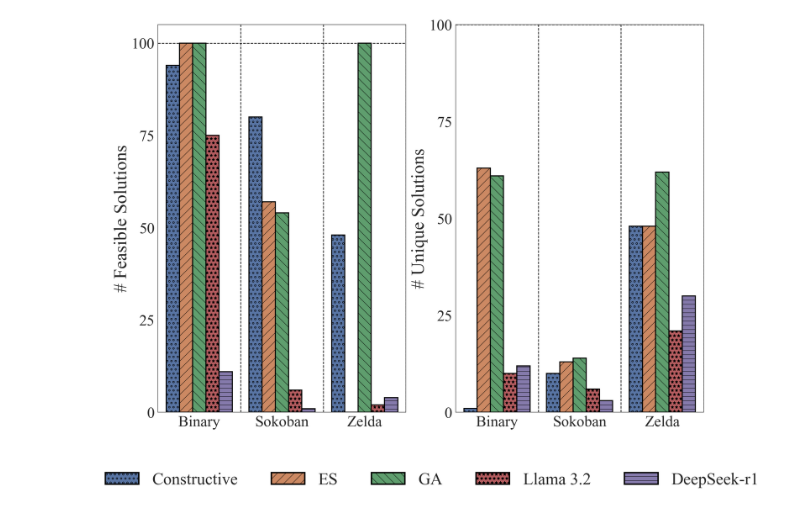
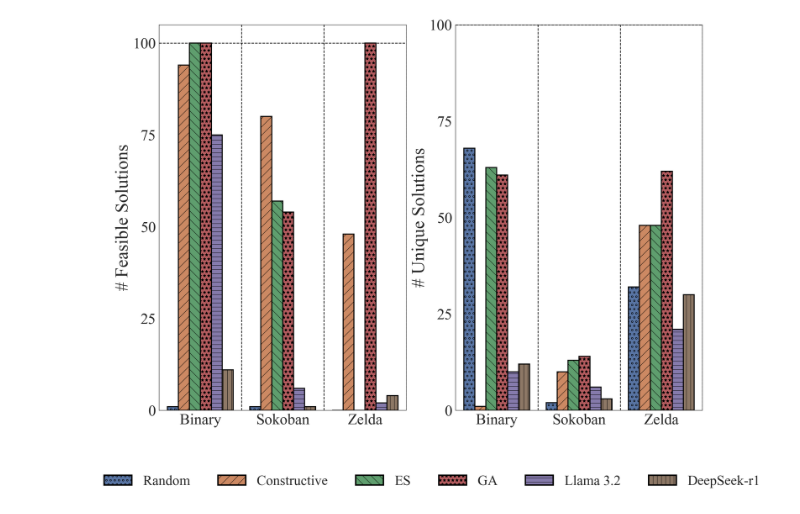
Before and after one commit to enci/benchmark_experiments, a Jupyter notebook: other_methods_plotting.ipynb, the cells around one changed output. Cells and saved outputs as stored; diff of their text form; code cells hidden in the pictures.

Commit message:
Include random results in alt methods

```diff
--- a/other_methods_plotting.ipynb
+++ b/other_methods_plotting.ipynb
@@ -20,12 +20,12 @@ plt.rcParams["axes.titlesize"] = 56
 plt.rcParams["axes.labelsize"] = 52
 plt.rcParams["xtick.labelsize"] = 44
 plt.rcParams["ytick.labelsize"] = 44
-plt.rcParams["legend.fontsize"] = 48
+plt.rcParams["legend.fontsize"] = 40
 plt.rcParams["figure.titlesize"] = 60
 # %%
 envs = ['binary', 'sokoban', 'zelda']
 n_chromosomes = 100
-methods = ['constructive', 'deepseek-r1', 'es', 'ga', 'llama3.2']
+methods = ['constructive', 'deepseek-r1', 'es', 'ga', 'llama3.2', 'random']
 results_dir = './results'
 # %%
 # Define a function to compute credible intervals
@@ -86,24 +86,25 @@ method_to_latex = {
     'deepseek-r1': 'DeepSeek-r1',
     'es': 'ES',
     'ga': 'GA',
-    'llama3.2': "Llama 3.2"
+    'llama3.2': "Llama 3.2",
+	'random': 'Random'
 }
 
-hatches = ['o', '/', '\\', '*', '-']
+hatches = ['o', '/', '\\', '*', '-', '|']
 fig, axes = plt.subplots(1, 2, figsize=(28, 20))
 
 for i, (metric, ylabel) in enumerate(zip(['n_quality', 'n_diversity'], ['# Feasible Solutions', '# Unique Solutions'])):
 		ax = axes[i]
 		sns.barplot(
-					x='env', y=metric, hue='method', hue_order=['constructive', 'es', 'ga', 'llama3.2', 'deepseek-r1'],
+					x='env', y=metric, hue='method', hue_order=['random', 'constructive', 'es', 'ga', 'llama3.2', 'deepseek-r1'],
 					data=grouped_df, linewidth=3, edgecolor='black', gap=2.0, ax=ax,
 					# errorbar=('ci', 95), capsize=0.4, err_kws={'color': 'k', 'linewidth': 3}
 				)
 
-		for j, patch in enumerate(ax.patches[:-5]):
+		for j, patch in enumerate(ax.patches[:-len(methods)]):
 			patch.set_hatch(hatches[j // len(envs)])
 
-		for j, patch in enumerate(ax.patches[-5:]):
+		for j, patch in enumerate(ax.patches[-len(methods):]):
 			patch.set_hatch(hatches[j])
 
 		ax.set_xticks(range(len(envs)))
@@ -123,34 +124,34 @@ for i, (metric, ylabel) in enumerate(zip(['n_quality', 'n_diversity'], ['# Feasi
 		# Process labels for formatting
 		for j, label in enumerate(labels):
 			if label == 'method':
 				labels[j] = 'Method'
 				handles[j].set_linewidth(0.0)  # Hide line for category labels
 			labels[j] = method_to_latex[label]
 
 		# Remove duplicate labels
 		unique_labels = dict(zip(labels, handles))
 
 		# Remove axis legend... again
 		ax.legend([], [], frameon=False)
 
 		if i == 1:
 			# Add legend inside the main figure
 			legend = fig.legend(unique_labels.values(), unique_labels.keys(),
 							loc='lower right',
 							bbox_to_anchor=(1, -0.07),
 							frameon=False, ncol=len(unique_labels))
 
 			# Increase linewidth of legend handles
 			for legend_obj in legend.legend_handles:
 				legend_obj.set_linewidth(4.0)
 
 plot_filename = os.path.join('./plots', f"altmethods_together.pdf")
 fig.savefig(plot_filename, bbox_inches='tight')
 plt.show()
 
 plt.close()
 # %% [output]
-[figure, old version]
+[figure, new version]
 # %%
 import pcg_benchmark
 
```
